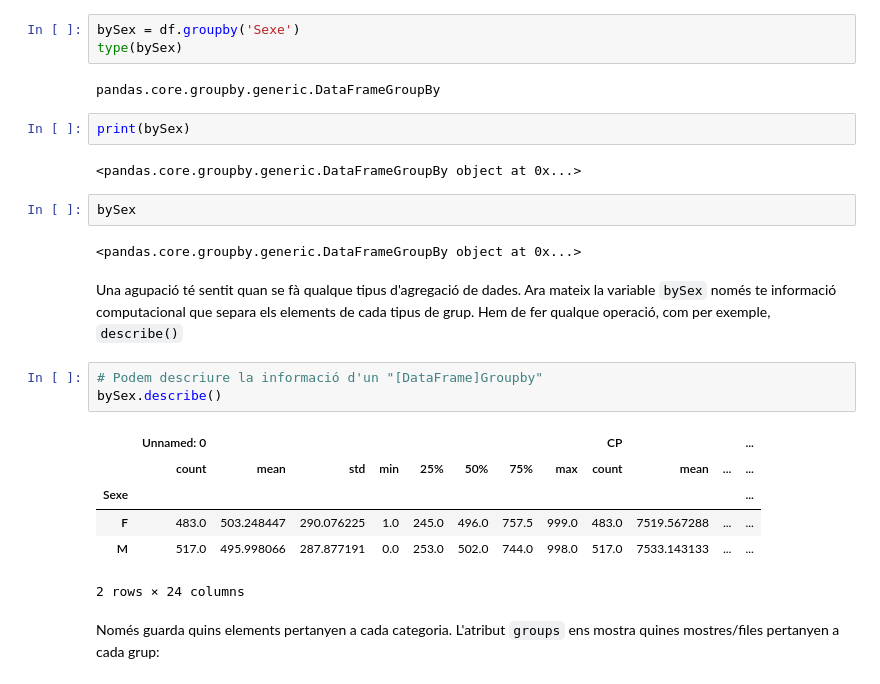
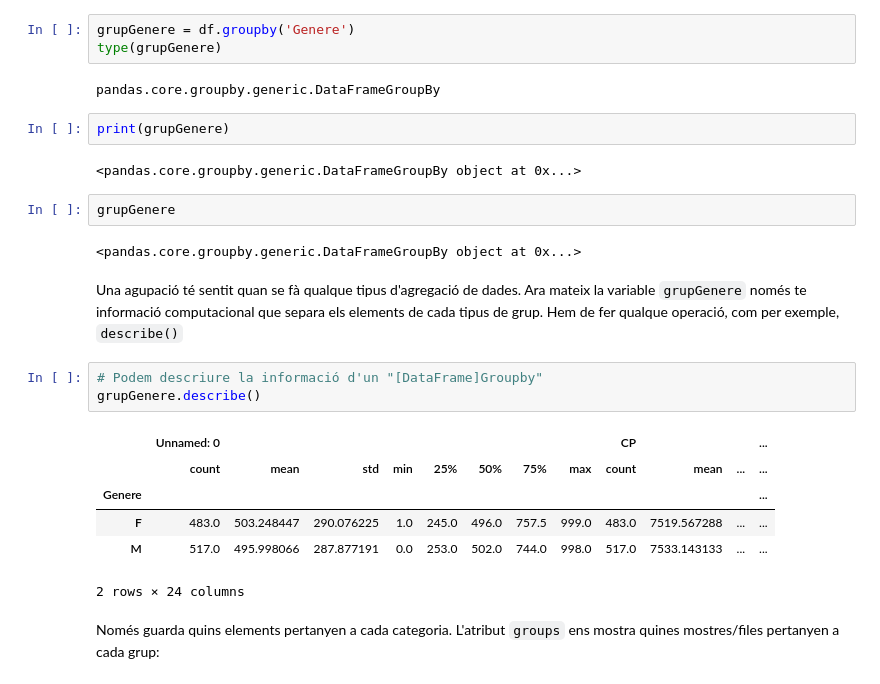
Before and after one commit to wisaaco/TallerPythonEBAP, a Jupyter notebook: lessons/5_Pandas_Groups.ipynb, the cells around one changed output. Cells and saved outputs as stored; diff of their text form.

```diff
--- a/lessons/5_Pandas_Groups.ipynb
+++ b/lessons/5_Pandas_Groups.ipynb
@@ -58,25 +58,25 @@ En el següent exemple agrupem les dades segons el sexe de la persona mitjançan
 # %%
-bySex = df.groupby('Sexe')
-type(bySex)
+grupGenere = df.groupby('Genere')
+type(grupGenere)
 # %% [output]
 pandas.core.groupby.generic.DataFrameGroupBy
 # %%
-print(bySex)
+print(grupGenere)
 # %% [output]
 <pandas.core.groupby.generic.DataFrameGroupBy object at 0x...>
-# %%
-bySex
-# %% [output]
-<pandas.core.groupby.generic.DataFrameGroupBy object at 0x...>
+# %%
+grupGenere
+# %% [output]
+<pandas.core.groupby.generic.DataFrameGroupBy object at 0x...>
 # %% [markdown]
-Una agupació té sentit quan se fà qualque tipus d'agregació de dades. Ara mateix la variable `bySex` només te informació computacional que separa els elements de cada tipus de grup. Hem de fer qualque operació, com per exemple, `describe()`
+Una agupació té sentit quan se fà qualque tipus d'agregació de dades. Ara mateix la variable `grupGenere` només te informació computacional que separa els elements de cada tipus de grup. Hem de fer qualque operació, com per exemple, `describe()`
 # %%
 # Podem descriure la informació d'un "[DataFrame]Groupby"
-bySex.describe()
+grupGenere.describe()
 # %% [output]
 |  | Unnamed: 0 |  |  |  |  |  |  |  | CP |  |  | ... |
 |  | count | mean | std | min | 25% | 50% | 75% | max | count | mean | ... | ... |
-| Sexe |  |  |  |  |  |  |  |  |  |  |  | ... |
+| Genere |  |  |  |  |  |  |  |  |  |  |  | ... |
 | F | 483.0 | 503.248447 | 290.076225 | 1.0 | 245.0 | 496.0 | 757.5 | 999.0 | 483.0 | 7519.567288 | ... | ... |
 | M | 517.0 | 495.998066 | 287.877191 | 0.0 | 253.0 | 502.0 | 744.0 | 998.0 | 517.0 | 7533.143133 | ... | ... |
 2 rows × 24 columns
```
Also changed, not shown: parts of 10 cells of this notebook, 1 other file.
